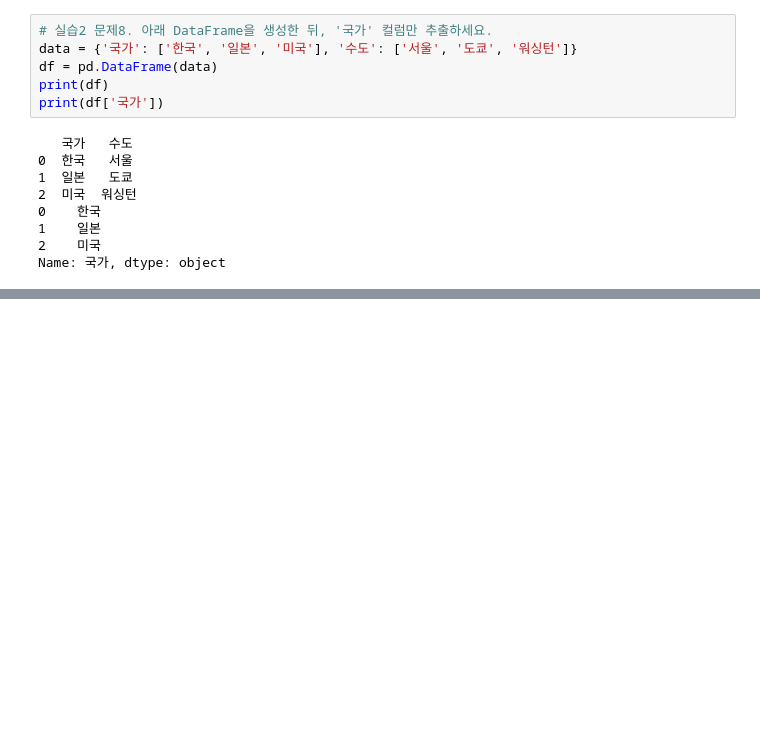
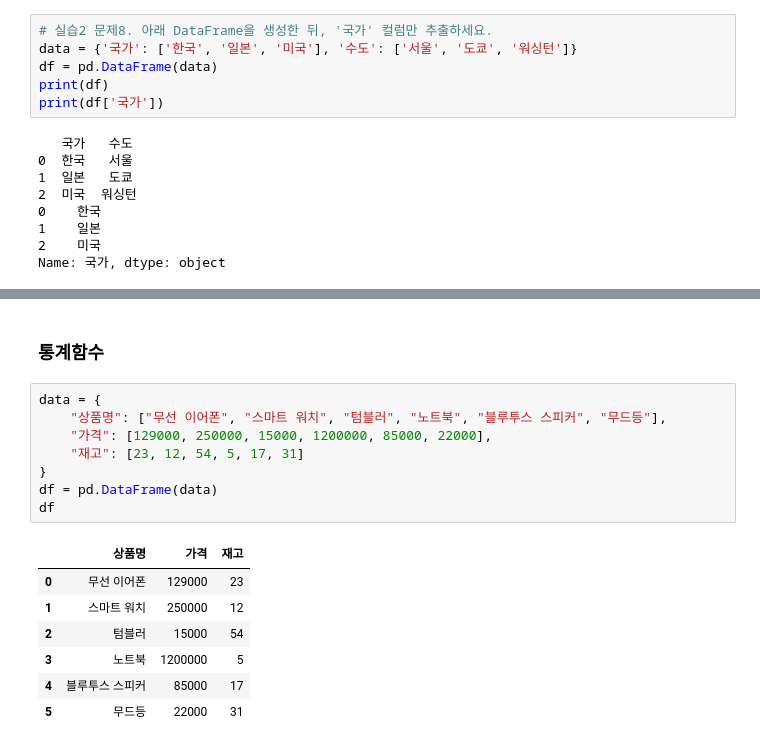
Before and after one commit to taehun96/python-library, a Jupyter notebook: notes/04_pandas(1).ipynb, the cells around one changed output, grey strips where cells are left out. Saved outputs shown, nothing was run; the diff lists cells and outputs as text; blank space fills up the shorter version.

```diff
--- a/notes/04_pandas(1).ipynb
+++ b/notes/04_pandas(1).ipynb
@@ -400,0 +684,18 @@ Name: 국가, dtype: object
+# %% [markdown]
+### 통계함수
+# %%
+data = {
+    "상품명": ["무선 이어폰", "스마트 워치", "텀블러", "노트북", "블루투스 스피커", "무드등"],
+    "가격": [129000, 250000, 15000, 1200000, 85000, 22000],
+    "재고": [23, 12, 54, 5, 17, 31]
+}
+df = pd.DataFrame(data)
+df
+# %% [output]
+|  | 상품명 | 가격 | 재고 |
+| 0 | 무선 이어폰 | 129000 | 23 |
+| 1 | 스마트 워치 | 250000 | 12 |
+| 2 | 텀블러 | 15000 | 54 |
+| 3 | 노트북 | 1200000 | 5 |
+| 4 | 블루투스 스피커 | 85000 | 17 |
+| 5 | 무드등 | 22000 | 31 |
```
Also changed, not shown: parts of 40 cells of this notebook.
